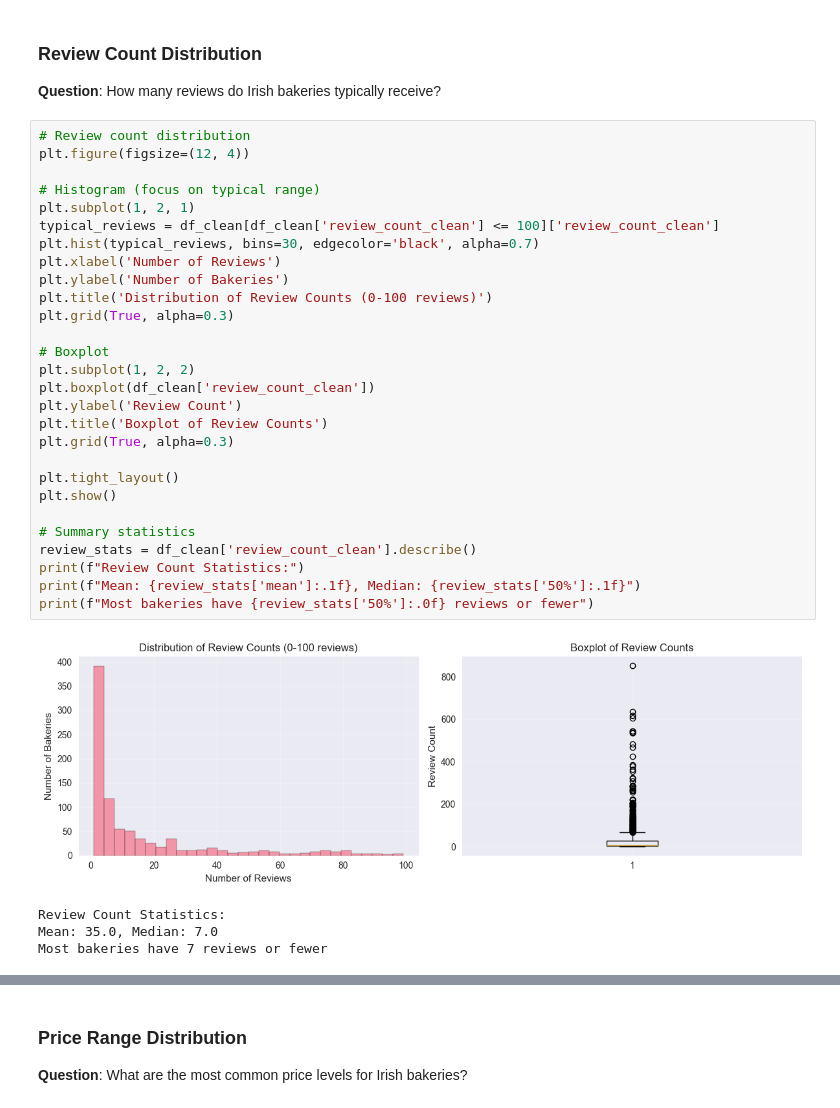
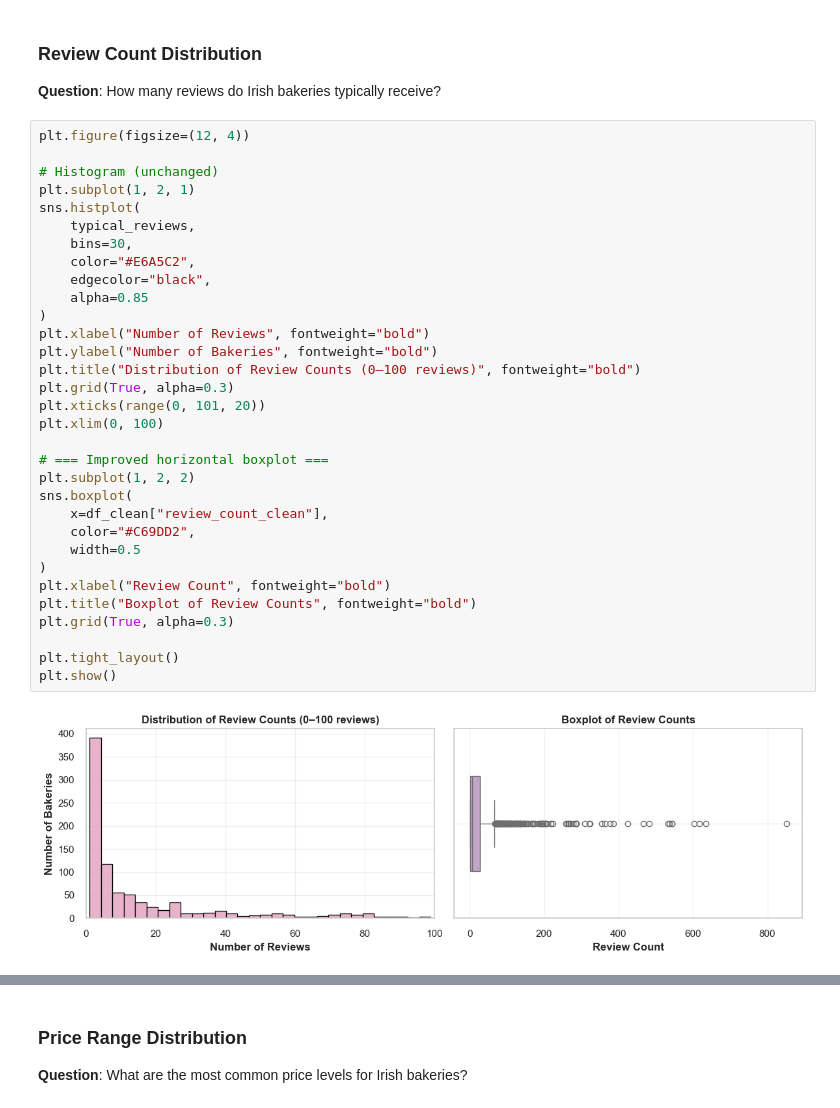
Before and after one commit to vialsiu/irish-bakery-data-science-project, a Jupyter notebook: notebooks/DataAnalysis.ipynb, the cells around one changed output, grey strips where cells are left out. Saved outputs shown, nothing was run; the diff lists cells and outputs as text.

```diff
--- a/notebooks/DataAnalysis.ipynb
+++ b/notebooks/DataAnalysis.ipynb
@@ -706,38 +710,39 @@ Range: 1.0 to 5.0
 ### Review Count Distribution
 **Question**: How many reviews do Irish bakeries typically receive?
 # %%
-# Review count distribution
 plt.figure(figsize=(12, 4))
 
-# Histogram (focus on typical range)
+# Histogram (unchanged)
 plt.subplot(1, 2, 1)
-typical_reviews = df_clean[df_clean['review_count_clean'] <= 100]['review_count_clean']
-plt.hist(typical_reviews, bins=30, edgecolor='black', alpha=0.7)
-plt.xlabel('Number of Reviews')
-plt.ylabel('Number of Bakeries')
-plt.title('Distribution of Review Counts (0-100 reviews)')
+sns.histplot(
+    typical_reviews,
+    bins=30,
+    color="#E6A5C2",
+    edgecolor="black",
+    alpha=0.85
+)
+plt.xlabel("Number of Reviews", fontweight="bold")
+plt.ylabel("Number of Bakeries", fontweight="bold")
+plt.title("Distribution of Review Counts (0–100 reviews)", fontweight="bold")
 plt.grid(True, alpha=0.3)
+plt.xticks(range(0, 101, 20))
+plt.xlim(0, 100)
 
-# Boxplot
+# === Improved horizontal boxplot ===
 plt.subplot(1, 2, 2)
-plt.boxplot(df_clean['review_count_clean'])
-plt.ylabel('Review Count')
-plt.title('Boxplot of Review Counts')
+sns.boxplot(
+    x=df_clean["review_count_clean"],
+    color="#C69DD2",
+    width=0.5
+)
+plt.xlabel("Review Count", fontweight="bold")
+plt.title("Boxplot of Review Counts", fontweight="bold")
 plt.grid(True, alpha=0.3)
 
 plt.tight_layout()
 plt.show()
-
-# Summary statistics
-review_stats = df_clean['review_count_clean'].describe()
-print(f"Review Count Statistics:")
-print(f"Mean: {review_stats['mean']:.1f}, Median: {review_stats['50%']:.1f}")
-print(f"Most bakeries have {review_stats['50%']:.0f} reviews or fewer")
 # %% [output]
-[figure, old version]
+[figure, new version]
-Review Count Statistics:
-Mean: 35.0, Median: 7.0
-Most bakeries have 7 reviews or fewer
 # %% [markdown]
 ---
 
```
Also changed, not shown: parts of 8 cells of this notebook.
